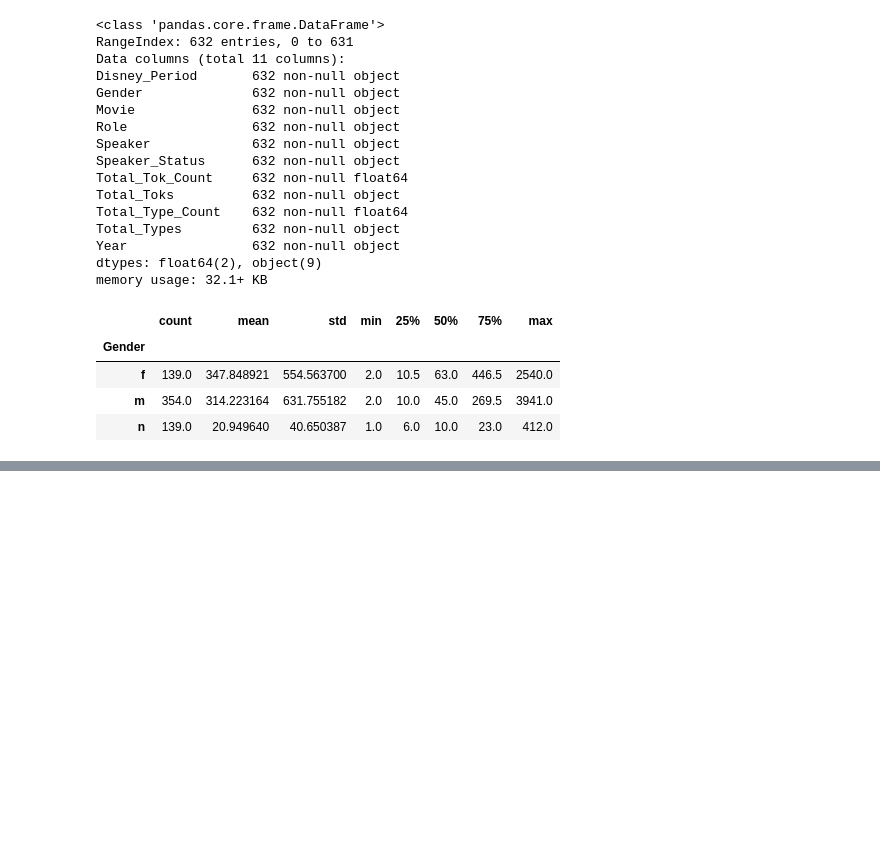
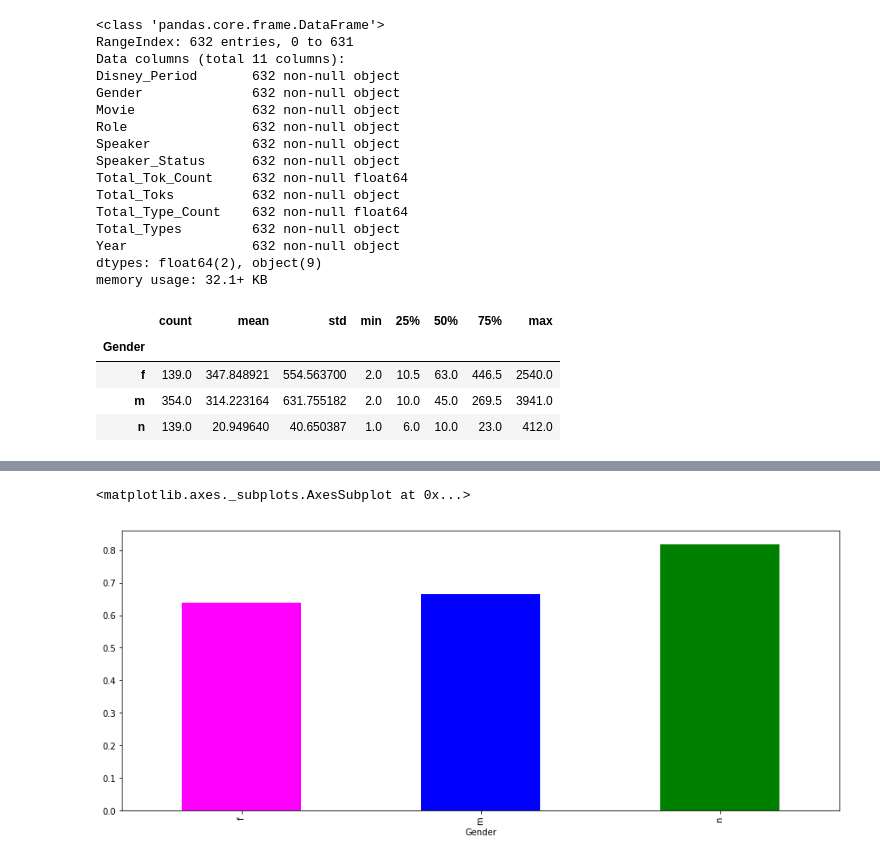
Before and after one commit to Data-Science-for-Linguists-2019/Animated-Movie-Gendered-Dialogue, a Jupyter notebook: code/Tok_Type_TTR_Analysis.ipynb, the cells around one changed output, grey strips where cells are left out. Saved outputs shown, nothing was run; the diff lists cells and outputs as text; code cells hidden in the pictures; blank space fills up the shorter version.

```diff
--- a/code/Tok_Type_TTR_Analysis.ipynb
+++ b/code/Tok_Type_TTR_Analysis.ipynb
@@ -34,0 +40,3 @@ all_movies_df.groupby('Gender')['Total_Tok_Count'].describe()
+# %%
+all_movies_df['TTR'] = all_movies_df.Total_Type_Count / all_movies_df.Total_Tok_Count
+all_movies_df['G_TTR'] = all_movies_df.Total_Type_Count / (all_movies_df.Total_Tok_Count.map(math.sqrt))
@@ -34,0 +66,6 @@ all_movies_df.groupby('Gender')['Total_Tok_Count'].describe()
+# %%
+ttr_by_gender = all_movies_df.groupby(['Gender'])['TTR'].describe()['mean']
+ttr_by_gender.plot.bar(color = ['magenta', 'blue', 'green'], figsize = (15,6))
+# %% [output]
+<matplotlib.axes._subplots.AxesSubplot at 0x...>
+[figure, added]
```
Also changed, not shown: parts of 42 cells of this notebook.
